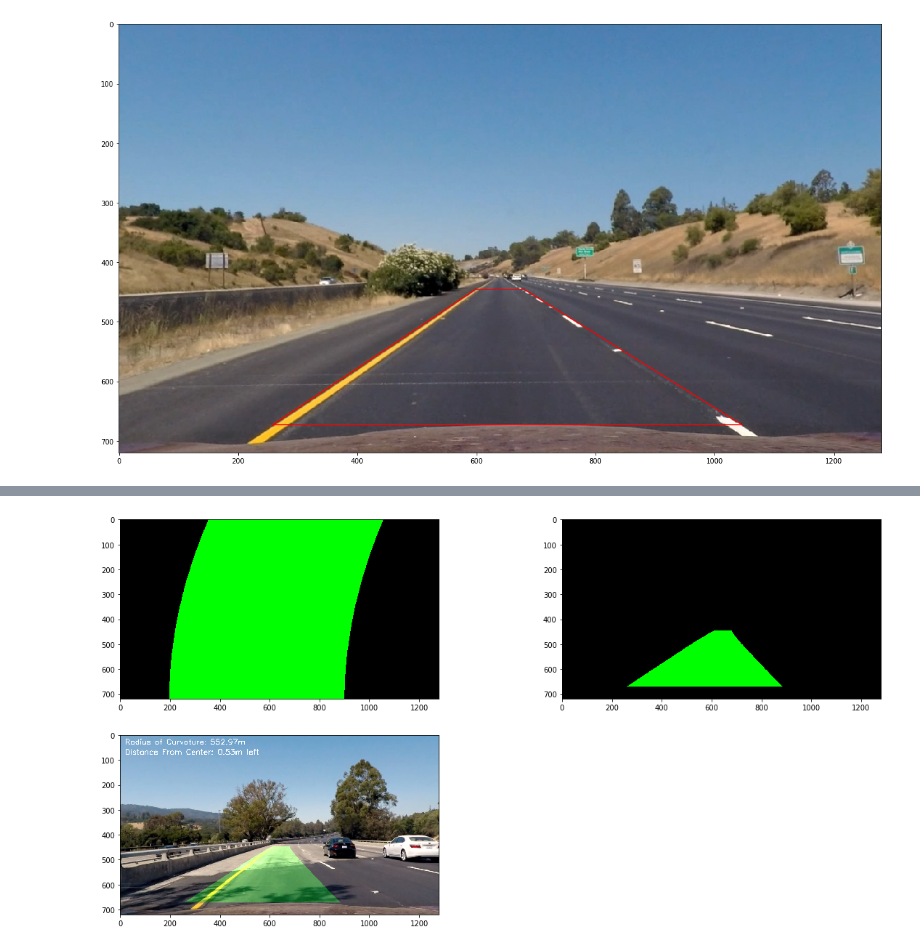
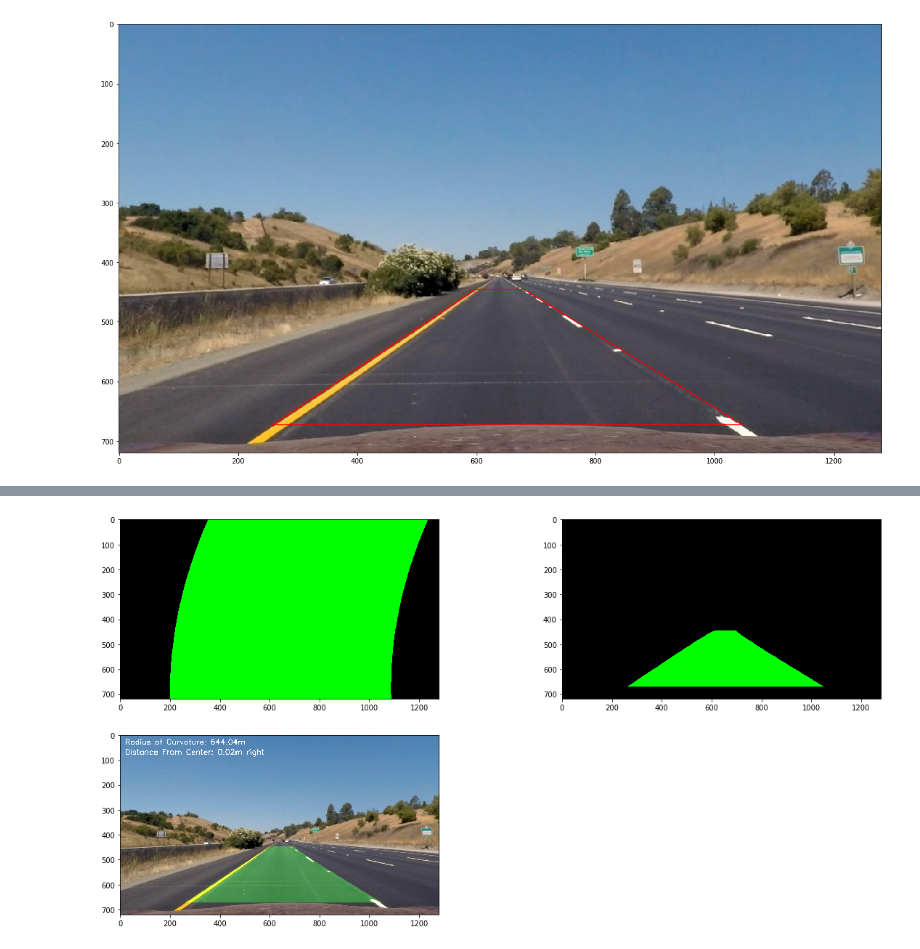
Before and after one commit to ungaro/CarND-Advanced-Lane-Lines, a Jupyter notebook: Advanced Lane Lines.ipynb, the cells around one changed output, grey strips where cells are left out. Cells and saved outputs as stored; diff of their text form; code cells hidden in the pictures.

```diff
--- a/Advanced Lane Lines.ipynb
+++ b/Advanced Lane Lines.ipynb
@@ -207,7 +207,8 @@ def threshold(img, color=False, mag_dir_thresh=False):
 
 
 
-undistorted_img = cv2.undistort(plt.imread("test_images/test4.jpg"), cameraMat, distCoeffs)
+# undistorted_img = cv2.undistort(plt.imread("test_images/test4.jpg"), cameraMat, distCoeffs)
+undistorted_img = cv2.undistort(plt.imread("test_images/straight_lines1.jpg"), cameraMat, distCoeffs)
 
 kernel = np.ones((11,11),np.uint8)
 
@@ -402,7 +406,7 @@ quadratic_coeff = 3e-4 # arbitrary quadratic coefficient
 # of the line base position in each case (x=200 for left, and x=900 for right)
 leftx = np.array([200 + (y**2)*quadratic_coeff + np.random.randint(-50, high=51)
                               for y in ploty])
-rightx = np.array([900 + (y**2)*quadratic_coeff + np.random.randint(-50, high=51)
+rightx = np.array([1080 + (y**2)*quadratic_coeff + np.random.randint(-50, high=51)
                                 for y in ploty])
 
 leftx = leftx[::-1]  # Reverse to match top-to-bottom in y
@@ -436,7 +440,7 @@ print(left_curverad, right_curverad)
 
 # Define conversions in x and y from pixels space to meters
 ym_per_pix = 30/720 # meters per pixel in y dimension
-xm_per_pix = 3.7/700 # meters per pixel in x dimension
+xm_per_pix = 3.7/880 # meters per pixel in x dimension
 
 # Fit new polynomials to x,y in world space
 left_fit_cr = np.polyfit(ploty*ym_per_pix, leftx*xm_per_pix, 2)
@@ -490,7 +494,7 @@ Average of left and right curvature: 552.972519525
 plt.figure(figsize=(20,10))
 
 y_eval = 720
-midx = 650
+midx = 640
 
 ploty = np.linspace(0, binary_warped.shape[0]-1, binary_warped.shape[0] )
 left_fitx = left_fit[0]*ploty**2 + left_fit[1]*ploty + left_fit[2]
@@ -507,34 +511,34 @@ pts = np.hstack((pts_left, pts_right))
 
 # Draw the lane onto the warped blank image
 cv2.fillPoly(color_warp, np.int_([pts]), (0,255, 0))
 
 plt.subplot(2,2,1)
 plt.imshow(color_warp)
 
 newwarp = cv2.warpPerspective(color_warp, Minv, (undistorted_img.shape[1], undistorted_img.shape[0]))
 plt.subplot(2,2,2)
 
 plt.imshow(newwarp)
 
 # Combine the result with the original image
 result = cv2.addWeighted(undistorted_img, 1, newwarp, 0.3, 0)
 
 cv2.putText(result,'Radius of Curvature: %.2fm' % curvature,(20,40), cv2.FONT_HERSHEY_SIMPLEX, 1,(255,255,255),2)
 
 x_left_pix = left_fit[0]*(y_eval**2) + left_fit[1]*y_eval + left_fit[2]
 x_right_pix = right_fit[0]*(y_eval**2) + right_fit[1]*y_eval + right_fit[2]
 position_from_center = ((x_left_pix + x_right_pix)/2 - midx) * xm_per_pix
 if position_from_center < 0:
     text = 'left'
 else:
     text = 'right'
 cv2.putText(result,'Distance From Center: %.2fm %s' % (np.absolute(position_from_center), text),(20,80), cv2.FONT_HERSHEY_SIMPLEX, 1,(255,255,255),2)
 plt.subplot(2,2,3)
 
 plt.imshow(result)
 scipy.misc.imsave('output_images/result.jpg', result)
 # %% [output]
-[figure, old version]
+[figure, new version]
 # %%
 from pipeline import Pipeline
 
```
Also changed, not shown: parts of 5 cells of this notebook, 4 other files.
